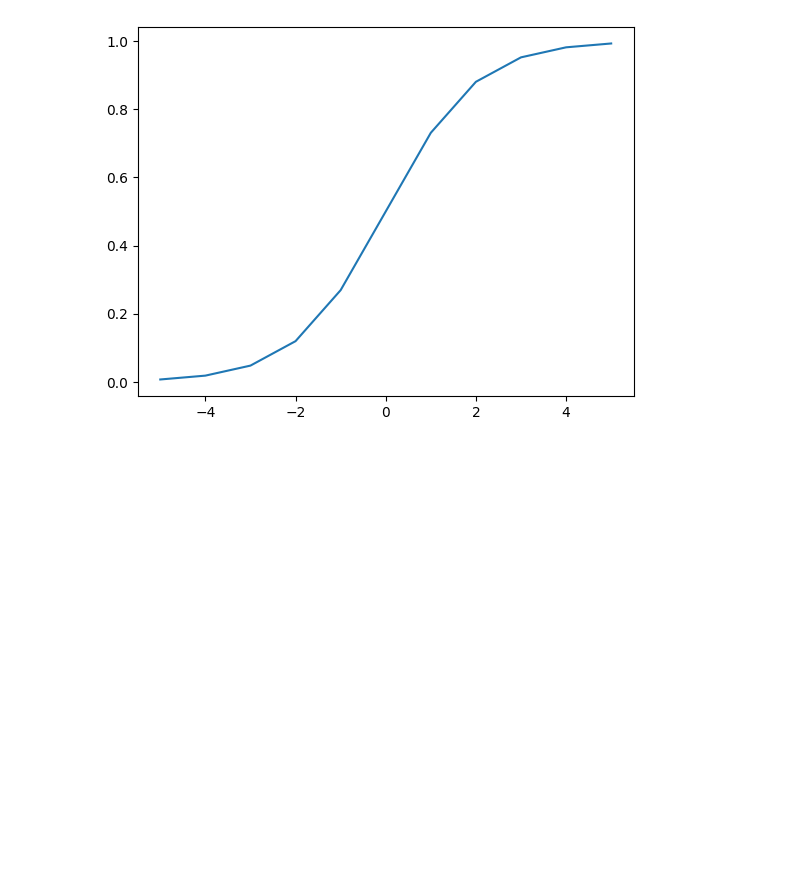
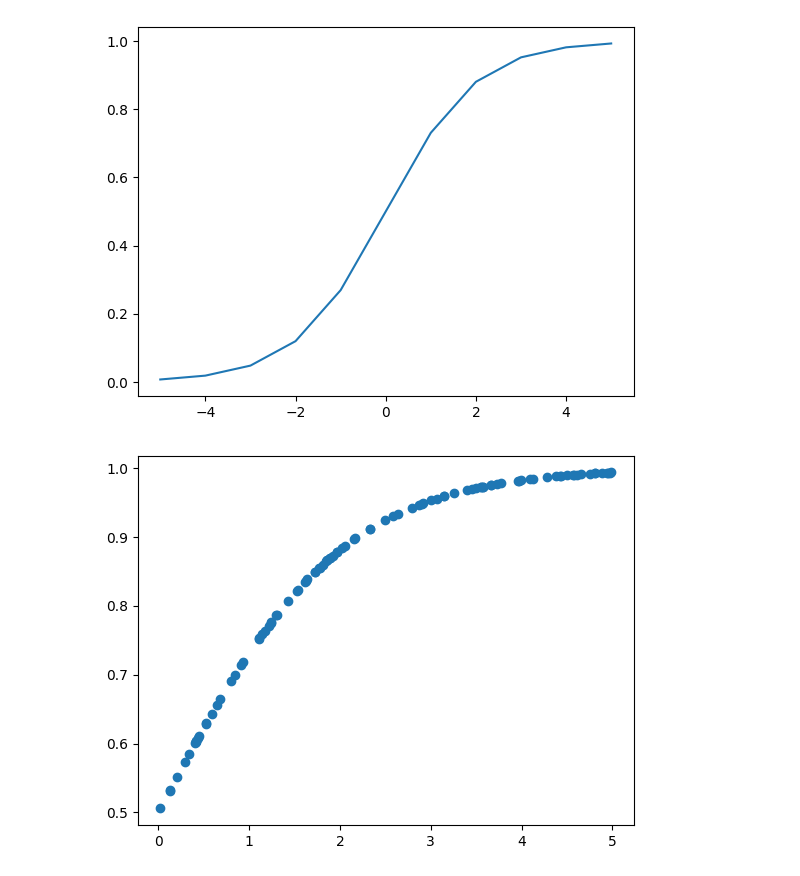
Before and after one commit to mahekchandak/comic-GAN, a Jupyter notebook: 1_DGANs.ipynb, the cells around one changed output. Saved outputs shown, nothing was run; the diff lists cells and outputs as text; code cells hidden in the pictures; blank space fills up the shorter version.

```diff
--- a/1_DGANs.ipynb
+++ b/1_DGANs.ipynb
@@ -19,0 +20,16 @@ from numpy.ranodm import rand
+# %%
+from numpy.random import rand
+from numpy import hstack
+import numpy as np
+def generate_samples(n=100):
+  x1=rand(n)*5
+  x2=np.array([calculate(x) for x in x1])
+  x1=x1.reshape(n,1)
+  x2=x2.reshape(n,1)
+  return hstack((x1,x2))
+
+data=generate_samples(100)
+plt.scatter(data[:,0],data[:,1])
+plt.show()
+# %% [output]
+[figure, added]
```
Also changed, not shown: parts of 12 cells of this notebook.
